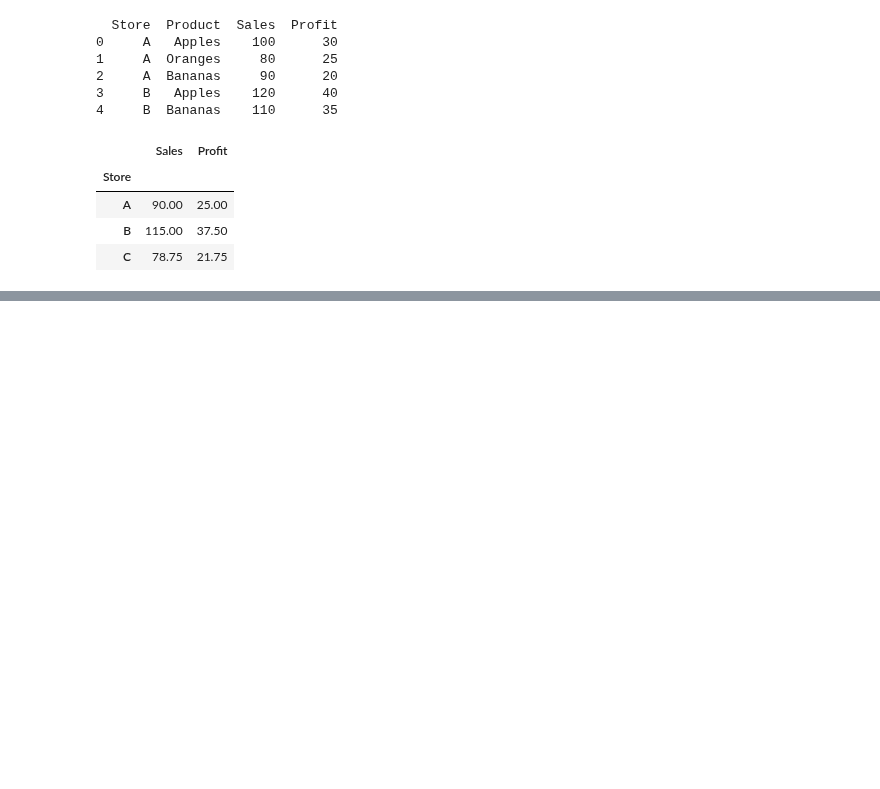
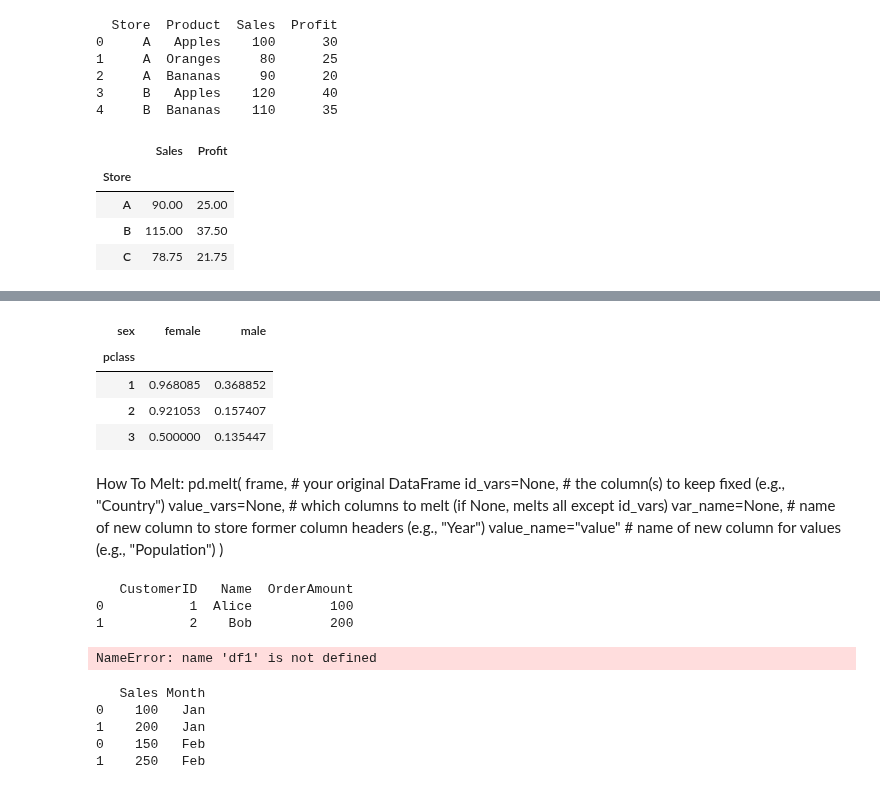
Before and after one commit to tmiller0335/Mod_2, a Jupyter notebook: Week_1/Data_Wrangling_Essentials.ipynb, the cells around one changed output, grey strips where cells are left out. Cells and saved outputs as stored; diff of their text form; code cells hidden in the pictures; blank space fills up the shorter version.

```diff
--- a/Week_1/Data_Wrangling_Essentials.ipynb
+++ b/Week_1/Data_Wrangling_Essentials.ipynb
@@ -257,0 +315,7 @@ SyntaxError: invalid syntax (3996449123.py, line 4)
+# %%
+df = sns.load_dataset('titanic')
+
+df.pivot_table(
+    values= 'age',
+    index= 'pclass'
+)
@@ -257,0 +328,56 @@ SyntaxError: invalid syntax (3996449123.py, line 4)
+# %%
+df.pivot_table(
+    values='survived', #values='survived' → We're summarizing survival (0 = no, 1 = yes)
+    index='pclass', #index='pclass' → Rows will be the passenger class.
+    columns='sex', #columns='sex' → Columns will be split into Male and Female.
+    aggfunc='mean' #aggfunc='mean' → The average survival rate, grouped this way.
+)
+# %% [output]
+| sex | female | male |
+| pclass |  |  |
+| 1 | 0.968085 | 0.368852 |
+| 2 | 0.921053 | 0.157407 |
+| 3 | 0.500000 | 0.135447 |
+# %% [markdown]
+How To Melt:
+pd.melt(
+    frame,                 # your original DataFrame
+    id_vars=None,          # the column(s) to keep fixed (e.g., "Country")
+    value_vars=None,       # which columns to melt (if None, melts all except id_vars)
+    var_name=None,         # name of new column to store former column headers (e.g., "Year")
+    value_name="value"     # name of new column for values (e.g., "Population")
+)
+# %%
+df_customers = pd.DataFrame({
+    'CustomerID': [1, 2, 3],
+    'Name': ['Alice', 'Bob', 'Charlie']
+})
+
+df_orders = pd.DataFrame({
+    'CustomerID': [1, 2, 4],
+    'OrderAmount': [100, 200, 300]
+})
+
+merged = pd.merge(df_customers, df_orders, on='CustomerID', how='inner')
+print(merged)
+# %% [output]
+   CustomerID   Name  OrderAmount
+0           1  Alice          100
+1           2    Bob          200
+# %%
+pd.concat([df1, df2], axis=0)  # Add rows
+pd.concat([df1, df2], axis=1)  # Add columns
+# %% [output]
+NameError: name 'df1' is not defined
+# %%
+df_jan = pd.DataFrame({'Sales': [100, 200], 'Month': ['Jan', 'Jan']})
+df_feb = pd.DataFrame({'Sales': [150, 250], 'Month': ['Feb', 'Feb']})
+
+stacked = pd.concat([df_jan, df_feb], axis=0)
+print(stacked)
+# %% [output]
+   Sales Month
+0    100   Jan
+1    200   Jan
+0    150   Feb
+1    250   Feb
```
Also changed, not shown: parts of 14 cells of this notebook.
